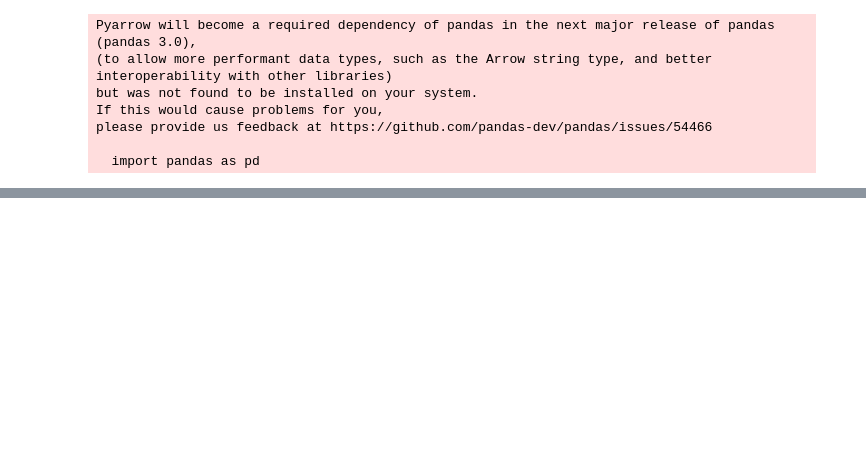
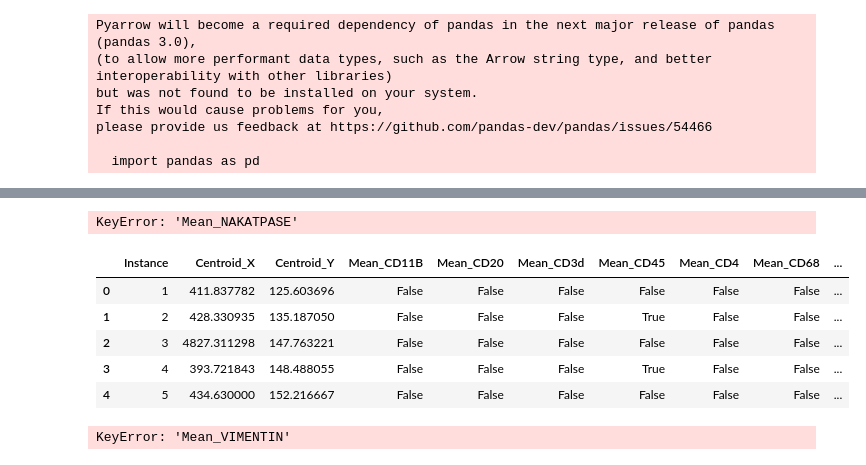
Before and after one commit to MASILab/DAPI_RegNet, a Jupyter notebook: dapi_utils/cell_classification.ipynb, the cells around one changed output, grey strips where cells are left out. Drawn from its saved outputs; the diff is of its cells as text; code cells hidden in the pictures; blank space fills up the shorter version.

```diff
--- a/dapi_utils/cell_classification.ipynb
+++ b/dapi_utils/cell_classification.ipynb
@@ -50,0 +97,29 @@ mean_intensities_file['Immune+'] = mean_intensities_file[[f'Mean_{marker}' for m
+# %%
+#Make a column called Epi+ and set it as True if NAKATPASE or PANCK or CGA is true
+
+#Registered
+mean_intensities_file_registered['Epi+'] = mean_intensities_file_registered['Mean_NAKATPASE'] | mean_intensities_file_registered['Mean_PANCK'] | mean_intensities_file_registered['Mean_CGA']
+
+#Unregistered
+mean_intensities_file_unregistered['Epi+'] = mean_intensities_file_unregistered['Mean_NAKATPASE'] | mean_intensities_file_unregistered['Mean_PANCK'] | mean_intensities_file_unregistered['Mean_CGA']
+# %% [output]
+KeyError: 'Mean_NAKATPASE'
+# %%
+mean_intensities_file_registered.head()
+# %% [output]
+|  | Instance | Centroid_X | Centroid_Y | Mean_CD11B | Mean_CD20 | Mean_CD3d | Mean_CD45 | Mean_CD4 | Mean_CD68 | ... |
+| 0 | 1 | 411.837782 | 125.603696 | False | False | False | False | False | False | ... |
+| 1 | 2 | 428.330935 | 135.187050 | False | False | False | True | False | False | ... |
+| 2 | 3 | 4827.311298 | 147.763221 | False | False | False | False | False | False | ... |
+| 3 | 4 | 393.721843 | 148.488055 | False | False | False | True | False | False | ... |
+| 4 | 5 | 434.630000 | 152.216667 | False | False | False | False | False | False | ... |
+# %%
+#Make a column called Stroma+ and set it as True if VIMENTIN or SMA is true
+
+#Registered
+mean_intensities_file_registered['Stroma+'] = mean_intensities_file_registered['Mean_VIMENTIN'] | mean_intensities_file_registered['Mean_SMA']
+
+#Unregistered
+mean_intensities_file_unregistered['Stroma+'] = mean_intensities_file_unregistered['Mean_VIMENTIN'] | mean_intensities_file_unregistered['Mean_SMA']
+# %% [output]
+KeyError: 'Mean_VIMENTIN'
```
Also changed, not shown: parts of 71 cells of this notebook, 2 other files.
